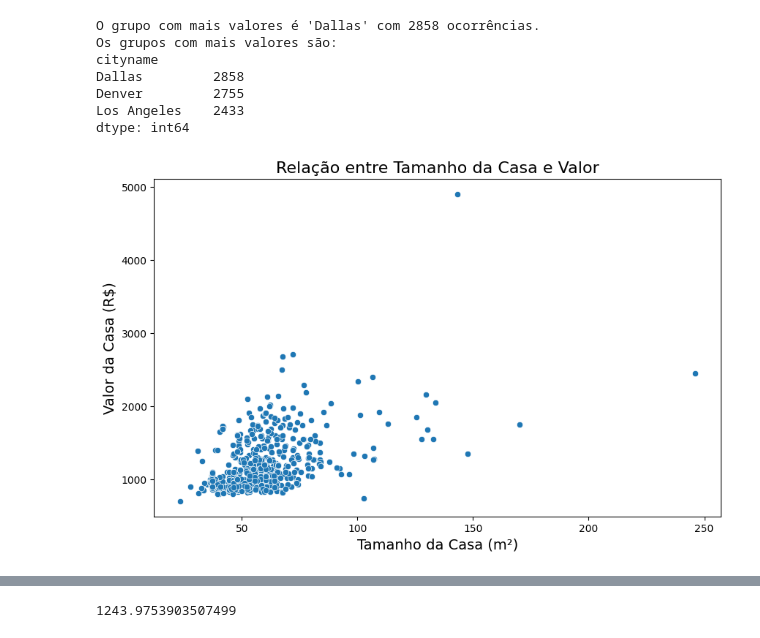
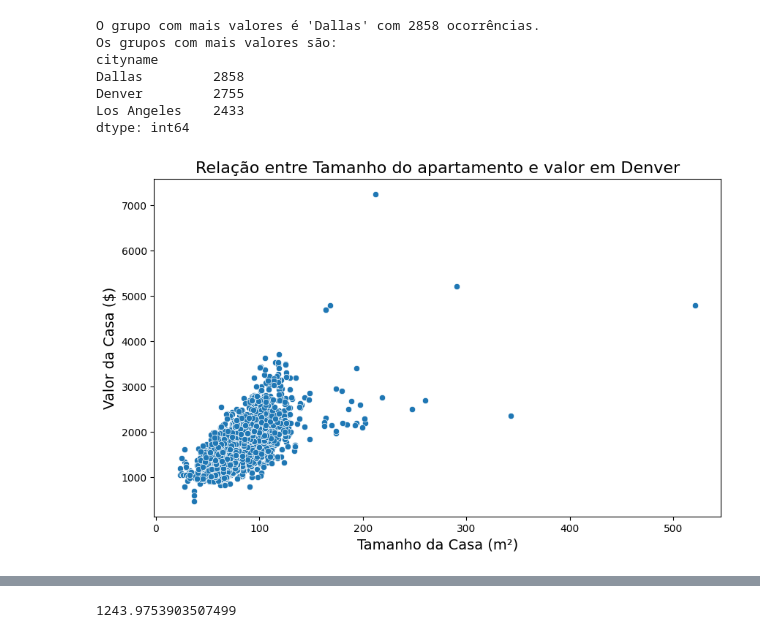
Before and after one commit to lucasbenevinuto/An-lise-Imobili-ria-, a Jupyter notebook: 100k.ipynb, the cells around one changed output, grey strips where cells are left out. Saved outputs shown, nothing was run; the diff lists cells and outputs as text; code cells hidden in the pictures.

```diff
--- a/100k.ipynb
+++ b/100k.ipynb
@@ -3,7 +3,7 @@ import pandas as pd
 import numpy as np
 import matplotlib.pyplot as plt
 # %%
-dataset_1 = pd.read_csv('apartments_for_rent_classified_100K.csv', encoding='latin1' , delimiter=';')
+dataset_1 = pd.read_csv('dataset/apartments_for_rent_classified_100K.csv', encoding='latin1' , delimiter=';')
 # %%
 print(dataset_1.columns)
 # %% [output]
@@ -112,16 +180,16 @@ dtype: int64
 # %%
 # Criar o scatter plot
 
-df_a = df[df['cityname'] == 'Austin']
+df_a = df[df['cityname'] == 'Denver']
 
 plt.figure(figsize=(10, 6))
 sns.scatterplot(x='square_m', y='price', data=df_a)
 
-plt.title('Relação entre Tamanho da Casa e Valor', fontsize=16)
+plt.title('Relação entre Tamanho do apartamento e valor em Denver', fontsize=16)
 plt.xlabel('Tamanho da Casa (m²)', fontsize=14)
-plt.ylabel('Valor da Casa (R$)', fontsize=14)
+plt.ylabel('Valor da Casa ($)', fontsize=14)
 
 # Exibir o gráfico
 plt.show()
 # %% [output]
-[figure, old version]
+[figure, new version]
```
Also changed, not shown: parts of 18 cells of this notebook, 24 other files.
